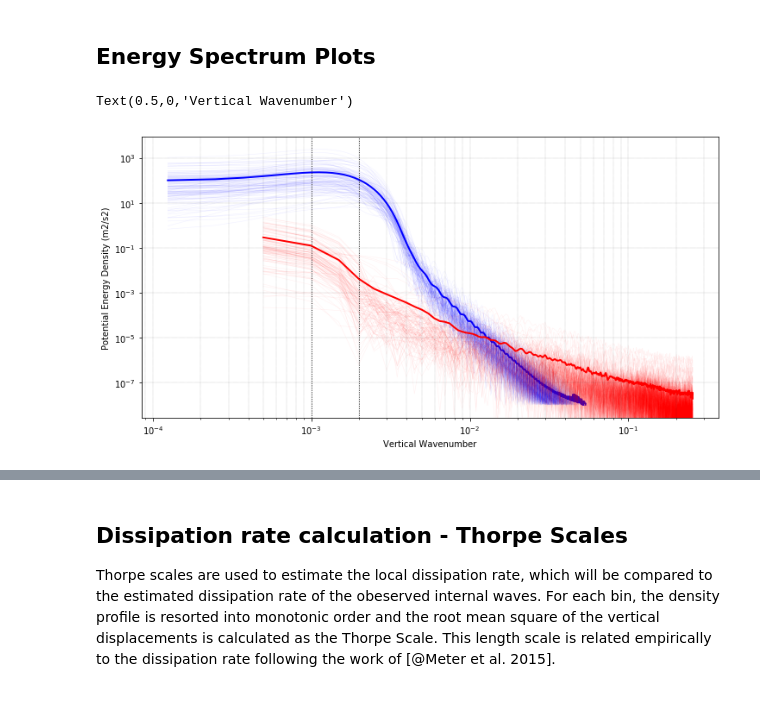
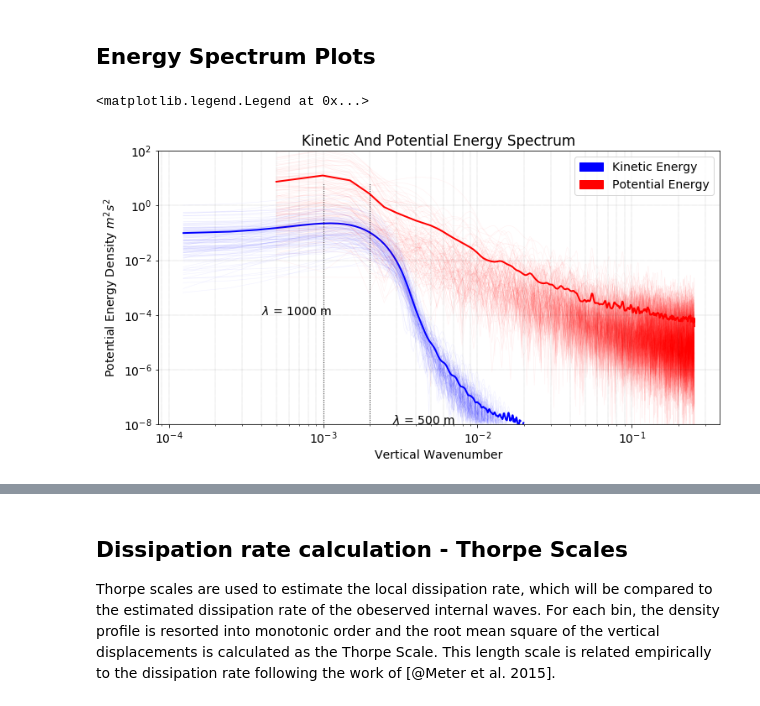
Before and after one commit to saltyPhysics/Lee_waves_dissertation, a Jupyter notebook: Internal_waves_shag_rocks.ipynb, the cells around one changed output, grey strips where cells are left out. Cells and saved outputs as stored; diff of their text form; code cells hidden in the pictures.

```diff
--- a/Internal_waves_shag_rocks.ipynb
+++ b/Internal_waves_shag_rocks.ipynb
@@ -6,6 +31,7 @@ This Notebook contains my work for analyzing a 100km transect in the Southern Oc
 %matplotlib inline
 import numpy as np
 import scipy.signal as sig
+import matplotlib.patches as mpatches
 import matplotlib.pyplot as plt
 import data_load
 import gsw
@@ -14,22 +40,24 @@ import pandas as pd
 import internal_waves_calculations as iwc
 import warnings
 import cmocean
+import matplotlib.colors as colors
 # Probably Shouldn't do this but they annoy me
 warnings.simplefilter("ignore")
 
 pd.options.display.max_rows = 3000
+pd.options.display.max_columns = 22
 
-pd.options.display.max_columns = 22
+plt.rcParams.update({'font.size':14})
 
 
 # load data and cut off bottom (its all nans)
 ladcp, ctd = data_load.load_data()
 strain = np.genfromtxt('strain.csv', delimiter=',')
 wl_max = 1000
-wl_min = 500
+wl_min = 400
 ctd_bin_size = 1024
 ladcp_bin_size = 1024
-nfft = 2048
+nfft = 1024
 U, V, p_ladcp = oc.loadLADCP(ladcp)
 S, T, p_ctd, lat, lon = oc.loadCTD(ctd)
 rho = gsw.density.rho(S, T, p_ctd)
@@ -97,30 +166,12 @@ $$  k_{h} = m\sqrt{\frac{f^2 - \omega^2}{\omega^2 - N^2}}$$
 # %%
+# set integration limits by vertical wavelength
+wl_max = 1000
+wl_min = 500
 # Calculate KE spectrums (m2/s2)
 z_ladcp = -1*gsw.z_from_p(p_ladcp, lat)
 KE, KE_grid, KE_psd, Uprime, Vprime, ke_peaks = iwc.KE_UV(U, V, z_ladcp, ladcp_bins,
                                                     wl_min, wl_max, lc=wl_min-50,
                                                     nfft=1024, detrend='constant')
-# Adiabatic Leveling to get reference densities.
-
-# Order = order of polynomial fit to use
-order = 1
-
-# Pressure window - See Bray and Fofonoff 1981 for details
-pressure_range = 400
-
-# axis = the depth increases on
-axis = 0
-
-# Use Adiabtic Leveling from Oceans Library
-N2_ref, N2, strain, p_mid, rho_bar = oc.adiabatic_level(S, T, p_ctd, lat, pressure_range=pressure_range,
-                                                        order=order, axis=axis)
-
-# Stick a nan to the top to make it the same size as the rho array
-rho_ref = np.nanmean(rho_bar, axis=1)
-rho_ref = np.hstack((0, rho_ref))
-
-# Eta calculation from oceans library (isopyncal vertical displacement from reference density field)
-eta = oc.isopycnal_displacements(rho, rho_ref, p_ctd, lat)
 
 
 # Calculate PE spectrum using eta from above (m2/s2)
@@ -128,7 +179,7 @@ z_ctd = -1*gsw.z_from_p(p_ctd, lat)
 PE, PE_grid, eta_psd, N2mean, pe_peaks = iwc.PE(N2, z_ctd, eta,
                                                 wl_min, wl_max,
                                                 ctd_bins, nfft=1024,
-                                                detrend=False)
+                                                detrend='constant')
 # %% [markdown]
 ## Energy Spectrum Plots
 # %%
@@ -140,35 +191,41 @@ plt.figure(figsize=[12,6])
 plt.loglog(KE_grid, KE_psd.T, linewidth=.6, c='b', alpha=.05)
 plt.loglog(KE_grid, np.nanmean(KE_psd, axis=0).T, lw=2, c='b')
 ylims = plt.gca().get_ylim()
 ylim1 = np.array([ylims[0], ylims[1]])
 plt.plot(m_plot[2:], ylim1, lw=1,
          c='k', alpha=.5,
          linestyle='dotted')
 plt.plot(m_plot[:2], ylim1, lw=1,
          c='k', alpha=.5,
          linestyle='dotted')
 plt.ylim(ylims)
 plt.ylabel('Kinetic Energy Density')
 plt.xlabel('Vertical Wavenumber')
 plt.gca().grid(True, which="both", color='k', linestyle='dotted', linewidth=.2)
 
 plt.loglog(PE_grid, .5*np.nanmean(N2)*eta_psd.T,
            lw=.6, c='r', alpha=.05)
 plt.loglog(PE_grid, .5*np.nanmean(N2)*np.nanmean(eta_psd, axis=0).T,
            lw=2, c='r')
 plt.plot(m_plot[2:], ylim1, lw=1,
          c='k', alpha=.5,
          linestyle='dotted')
 plt.plot(m_plot[:2], ylim1, lw=1,
          c='k', alpha=.5,
          linestyle='dotted')
-plt.ylim(ylims)
+plt.ylim((1e-8, 1e2))
 # plt.gca().grid(True, which="both", color='k', linestyle='dotted', linewidth=.2)
-plt.ylabel('Potential Energy Density (m2/s2)')
+plt.ylabel(r'Potential Energy Density $m^2s^2$')
 plt.xlabel('Vertical Wavenumber')
 plt.title('Kinetic And Potential Energy Spectrum')
 # plt.xlim(.0005, .01)
+ax = plt.gca()
+plt.text(4e-4, 1e-4,r'$\lambda$ = {} m'.format(wl_max))
+plt.text(2.8e-3, 1e-8,r'$\lambda$ = {} m'.format(wl_min))
+potential = mpatches.Patch(color='red', label='Potential Energy')
+kinetic = mpatches.Patch(color='b', label='Kinetic Energy')
+plt.legend(handles=[kinetic, potential])
 # %% [output]
-Text(0.5,0,'Vertical Wavenumber')
+<matplotlib.legend.Legend at 0x...>
-[figure, old version]
+[figure, new version]
 # %% [markdown]
```
Also changed, not shown: parts of 24 cells of this notebook, 6 other files.
